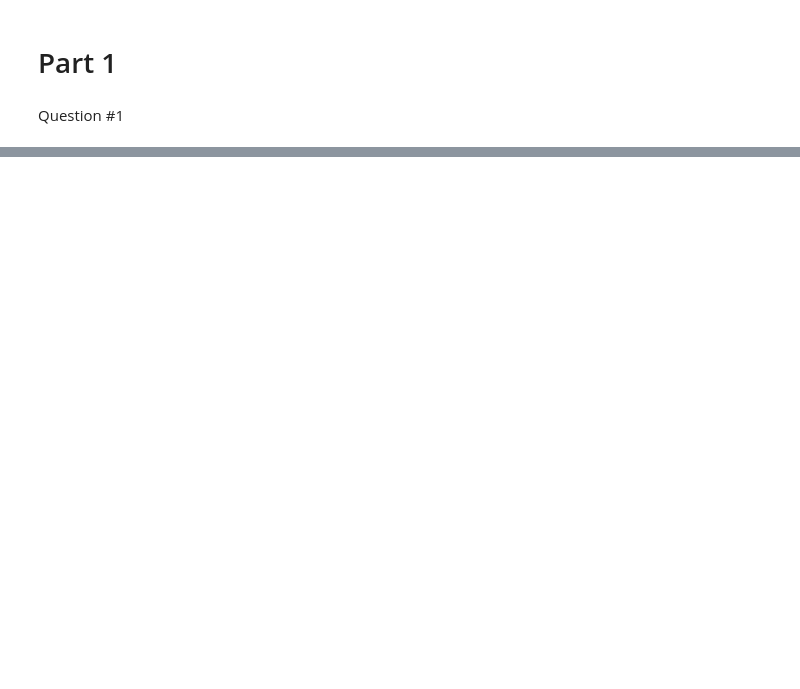
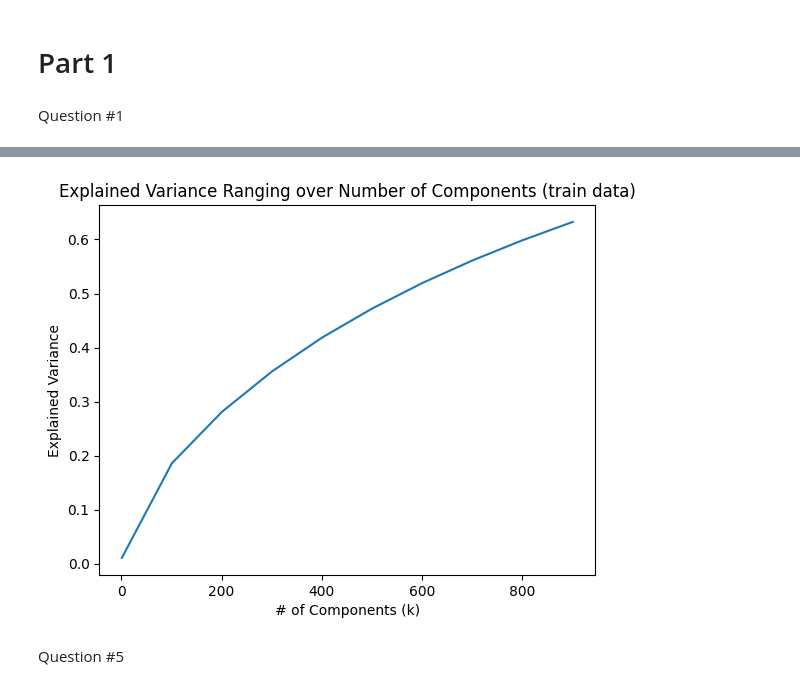
Before and after one commit to sarahwilen/EC-219, a Jupyter notebook: ECE219_Project2_MVenegas.ipynb, the cells around one changed output, grey strips where cells are left out. Drawn from its saved outputs; the diff is of its cells as text; code cells hidden in the pictures; blank space fills up the shorter version.

```diff
--- a/ECE219_Project2_MVenegas.ipynb
+++ b/ECE219_Project2_MVenegas.ipynb
@@ -26,0 +71,20 @@ PermissionError: [WinError 32] The process cannot access the file because it is
+# %%
+from sklearn.decomposition import TruncatedSVD
+
+num_comp = np.arange(1,1000,100)
+exp_var = []
+for k in num_comp:
+  lsi = TruncatedSVD(n_components=k)
+  lsi.fit_transform(train_data_feat)
+  exp_var.append(lsi.explained_variance_ratio_.sum())
+exp_var = np.array(exp_var)
+# %%
+plt.plot(num_comp,exp_var)
+plt.xlabel("# of Components (k)")
+plt.ylabel("Explained Variance")
+plt.title("Explained Variance Ranging over Number of Components (train data)")
+plt.show()
+# %% [output]
+[figure, added]
+# %% [markdown]
+Question #5
```
Also changed, not shown: parts of 36 cells of this notebook.
